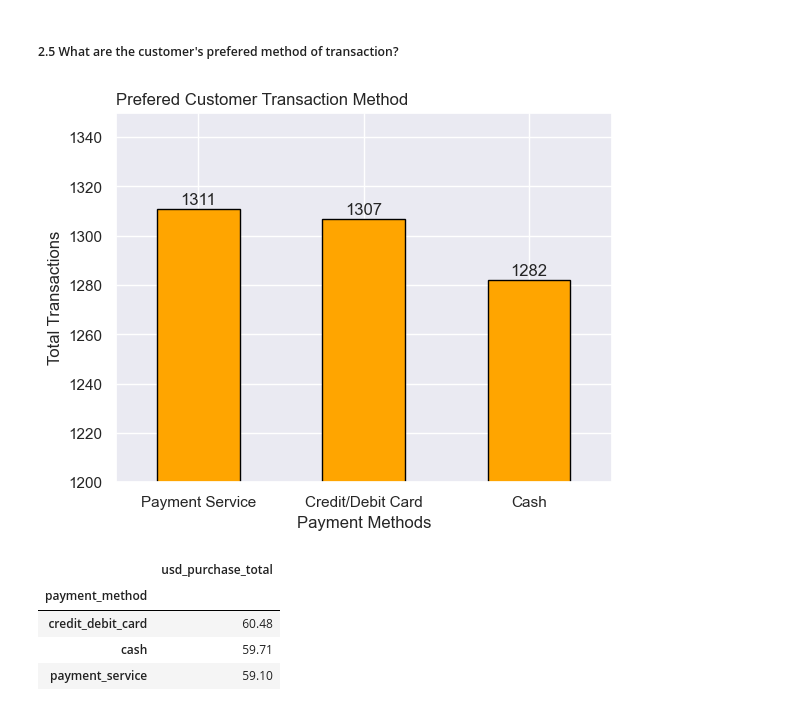
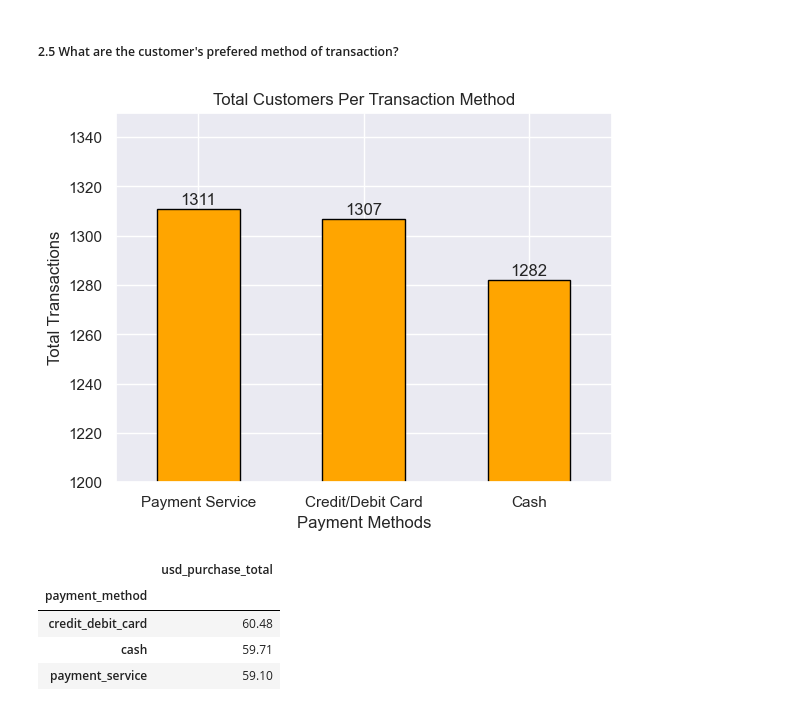
Before and after one commit to jasondo-da/shopping_behavior_analysis, a Jupyter notebook: shopping_behavior_analysis.ipynb, the cells around one changed output. Saved outputs shown, nothing was run; the diff lists cells and outputs as text; code cells hidden in the pictures.

```diff
--- a/shopping_behavior_analysis.ipynb
+++ b/shopping_behavior_analysis.ipynb
@@ -864,14 +871,30 @@ Observation:
 
 - Male customers during spring should be reviewed on their rating rationale to see if their positive experience can be replicated
 # %%
-df.groupby('shipping_type')['customer_rating'].mean().round(2).plot(kind='bar',
-                                                                    edgecolor='black')
+#
+ship_rating = df.groupby('shipping_type')['customer_rating'].mean().plot(kind='bar',
+                                                           color='royalblue',
+                                                           edgecolor='black')
+# Creating loop to display numeric value on graph
+for r in ship_rating.patches:
+    y_value = r.get_height()
+    x_value = r.get_x() + r.get_width() / 2
+    space = 1
+    label = '{:.1f}'.format(y_value)
+    ship_rating.annotate(label,
+                         (x_value, y_value),
+                         xytext=(0, space),
+                         textcoords='offset points',
+                         ha='center',
+                         va='bottom')
 plt.axhline(df['customer_rating'].mean(),
             color='black',
             linestyle='--')
-plt.title('Shipping Option Customer Ratings')
+plt.title('Customer Ratings by Shipping Option')
 plt.xlabel('Shipping Option')
-plt.xticks([0, 1], ['Paid Shipping', 'Free Shipping'], rotation=0)
+plt.xticks([0, 1],
+           ['Paid Shipping', 'Free Shipping'],
+           rotation=0)
 plt.ylabel('Customer Rating')
-plt.ylim(3, 4)
+plt.ylim(3.4, 4)
 # %% [output]
@@ -889,32 +912,30 @@ Name: previous_orders, dtype: float64
 # %% [markdown]
 ##### 2.5 What are the customer's prefered method of transaction?
 # %%
-# To find the total number of users per payment method we can use value_counts on the
-# payment_method column
-
+# To find the total number of users per payment method we can use value_counts on the payment_method column
 quantity_payments_methods = df['payment_method'].value_counts().sort_values(ascending=False).plot(kind='bar',
                                                                                                   color='orange',
                                                                                                   edgecolor='black')
-
-# Creating loop to display numeric value on graphs
+# Creating loop to display numeric value on graph
 for r in quantity_payments_methods.patches:
     y_value = r.get_height()
     x_value = r.get_x() + r.get_width() / 2
     space = 1
     label = '{:.0f}'.format(y_value)
     quantity_payments_methods.annotate(label,
                                        (x_value, y_value),
                                        xytext=(0, space),
                                        textcoords='offset points',
                                        ha='center',
                                        va='bottom')
-
-plt.title('Prefered Customer Transaction Method', loc='left')
+plt.title('Total Customers Per Transaction Method')
 plt.xlabel('Payment Methods')
-plt.xticks([0, 1, 2], ['Payment Service', 'Credit/Debit Card', 'Cash'], rotation=0)
+plt.xticks([0, 1, 2],
+           ['Payment Service', 'Credit/Debit Card', 'Cash'],
+           rotation=0)
 plt.ylabel('Total Transactions')
 plt.ylim([1200, 1350])
 plt.show()
 # %% [output]
-[figure, old version]
+[figure, new version]
 # %%
```
Also changed, not shown: parts of 28 cells of this notebook.
